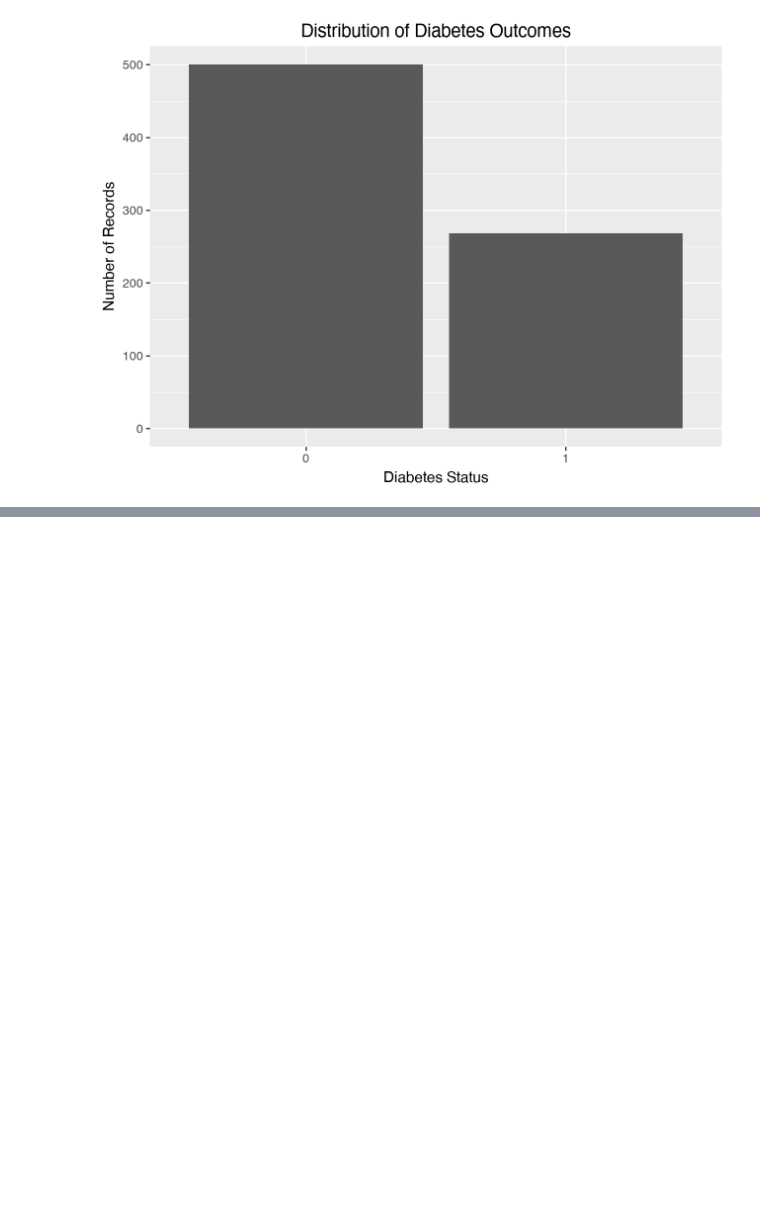
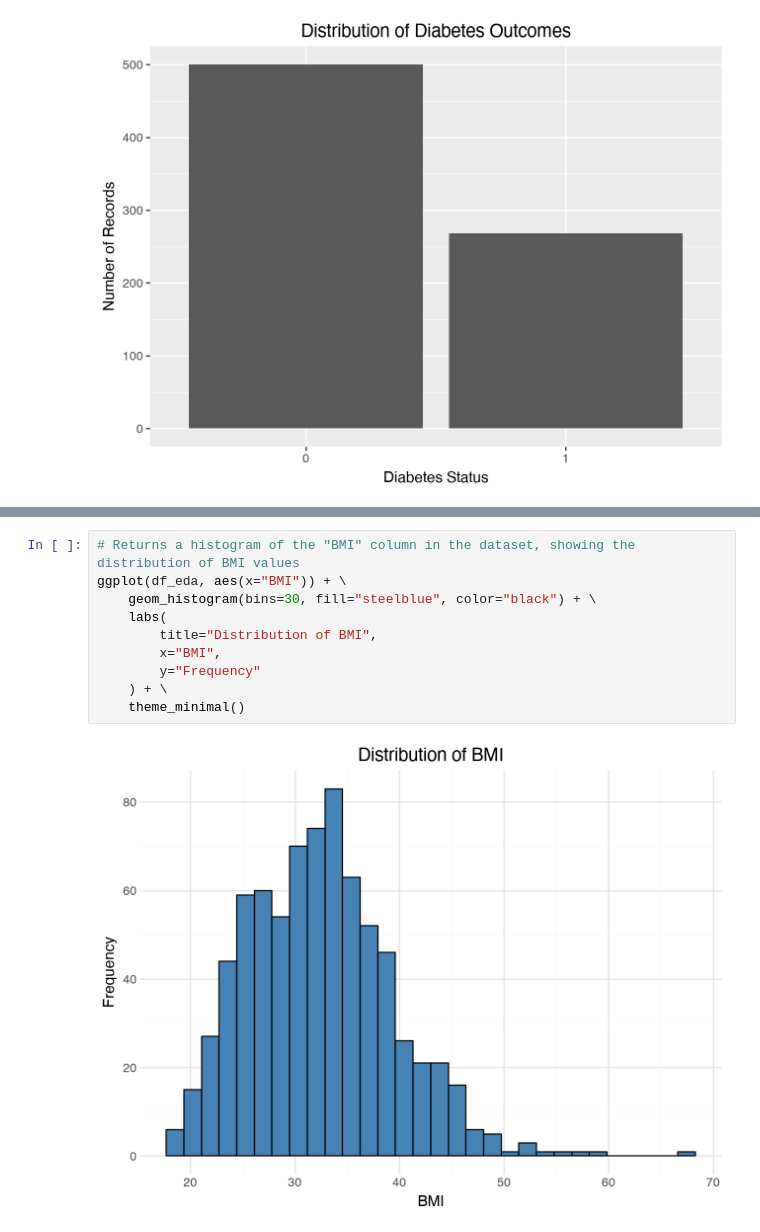
Before and after one commit to cchung3231/CPSC-483-Project, a Jupyter notebook: exploratory_analysis.ipynb, the cells around one changed output, grey strips where cells are left out. Drawn from its saved outputs; the diff is of its cells as text; blank space fills up the shorter version.

```diff
--- a/exploratory_analysis.ipynb
+++ b/exploratory_analysis.ipynb
@@ -163,0 +216,12 @@ Based on the bar graph, there are 500 observations that do not have diabetes (65
+# %%
+# Returns a histogram of the "BMI" column in the dataset, showing the distribution of BMI values
+ggplot(df_eda, aes(x="BMI")) + \
+    geom_histogram(bins=30, fill="steelblue", color="black") + \
+    labs(
+        title="Distribution of BMI",
+        x="BMI",
+        y="Frequency"
+    ) + \
+    theme_minimal()
+# %% [output]
+[figure, added]
```
Also changed, not shown: parts of 9 cells of this notebook.
